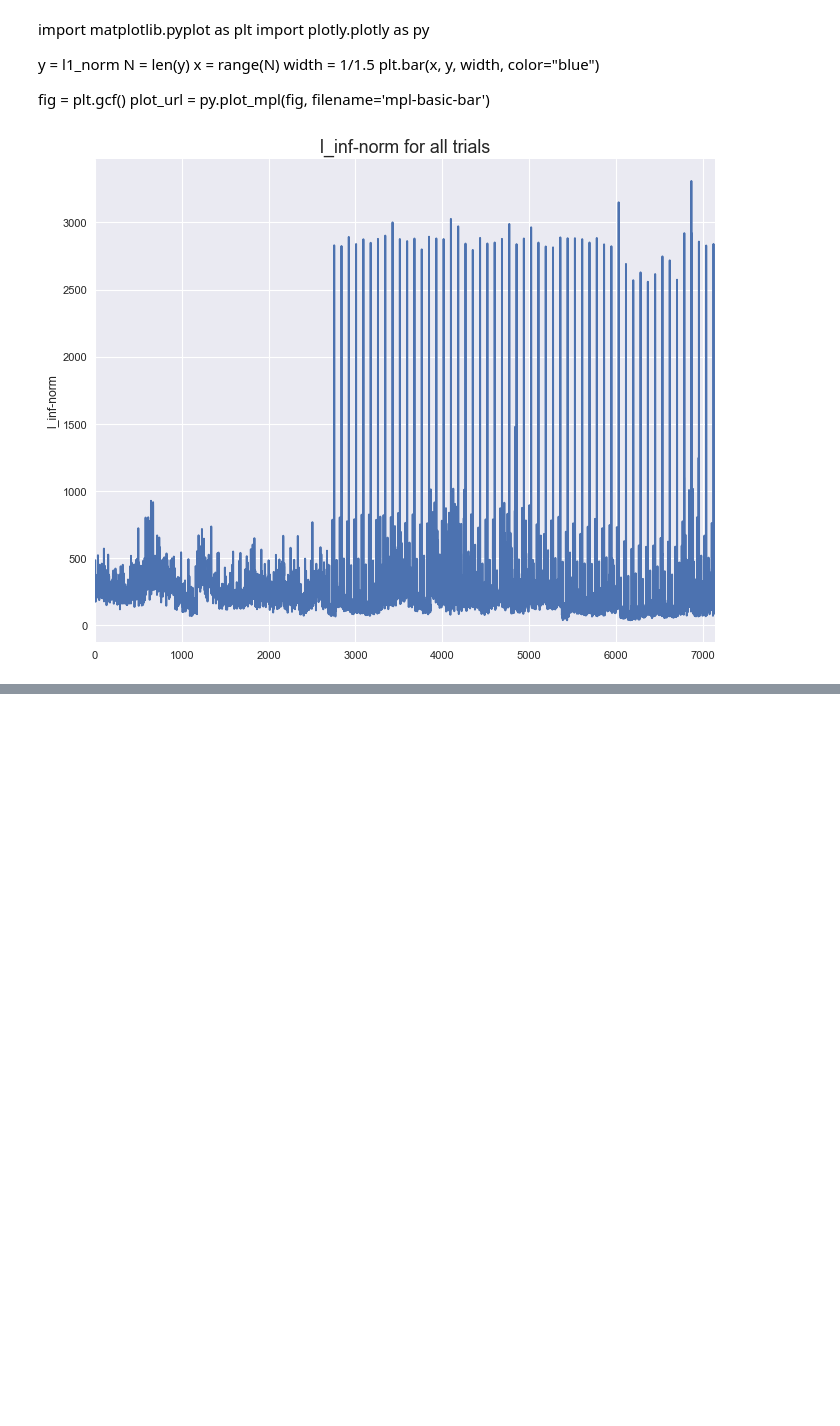
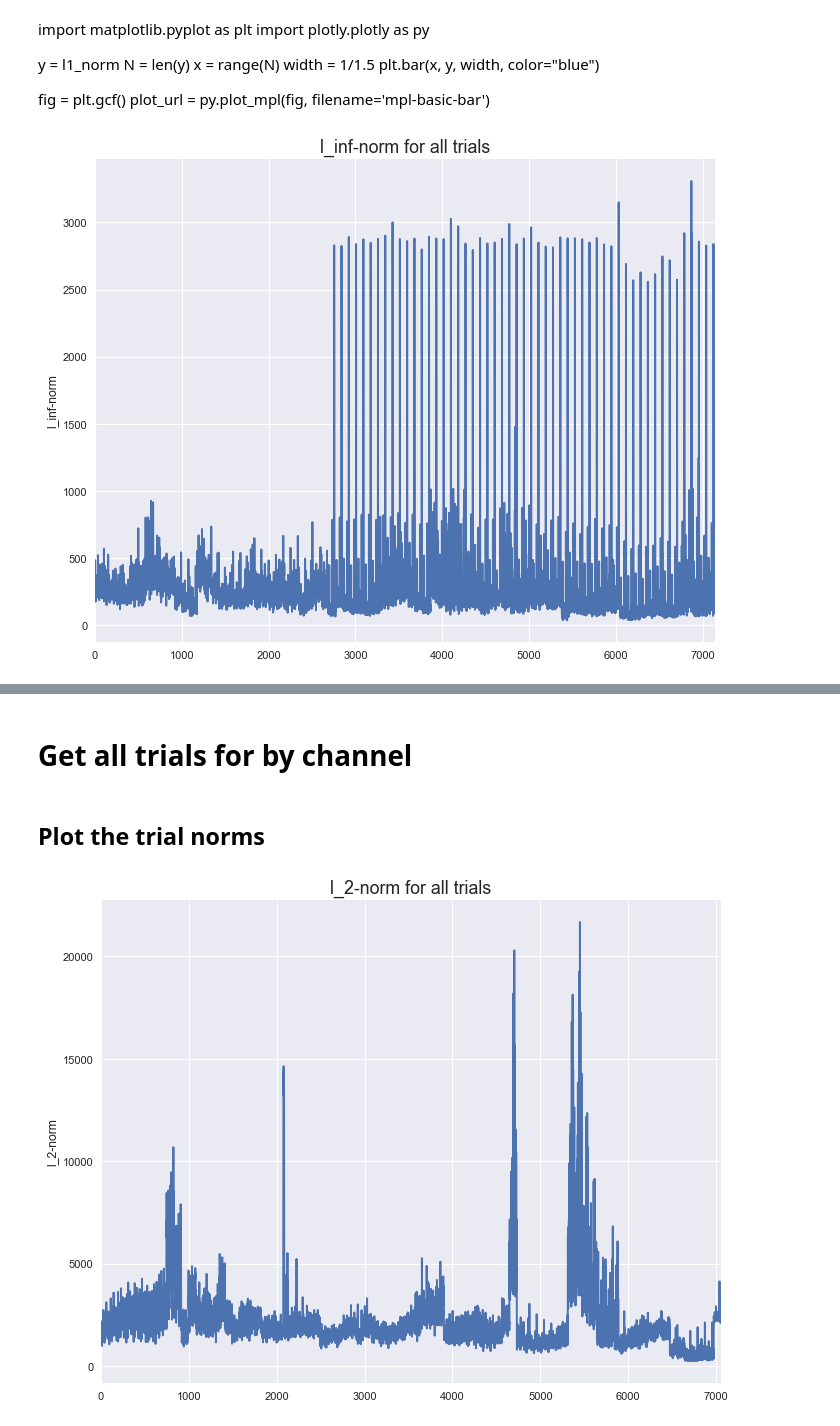
Before and after one commit to shamindras/neuroada_analysis, a Jupyter notebook: Python/fix-trial-norm-view.ipynb, the cells around one changed output, grey strips where cells are left out. Saved outputs shown, nothing was run; the diff lists cells and outputs as text; code cells hidden in the pictures; blank space fills up the shorter version.

```diff
--- a/Python/fix-trial-norm-view.ipynb
+++ b/Python/fix-trial-norm-view.ipynb
@@ -291,0 +428,49 @@ plt_trials_norm(all_trial_norms=li_norm, norm_type="inf")
+# %%
+base_data_dir = "/Users/shamindras/PERSONAL/LEARNING/REPOS/neuroada_analysis/data/localizer_erp"
+patient_num = 35
+tot_num_channels = range(85)
+trials_type = "category"
+session_idx = 1
+core_cat = "Faces"
+ord = None # L2 norm
+
+# Spectrogram parameters
+fs = 1e3
+window = 'hann'
+nperseg = 192
+noverlap = 96
+log_Sxx=False
+spec_trial_num = 10 # Specific Trial Index that we are going to test
+spec_trial_idx = spec_trial_num - 1
+
+channel_num = 10
+channel_idx = channel_num - 1
+# %% [markdown]
+# Get all trials for by channel
+# %%
+all_pat_chn_trials = get_all_pat_chn_trials(base_data_dir=base_data_dir, patient_num=patient_num,
+                                   session_idx=session_idx, tot_num_channels=tot_num_channels,
+                                   core_cat=core_cat, trials_type=trials_type, ord=ord)
+len(all_pat_chn_trials)
+
+all_pat_chn_trials_v = np.vstack(all_pat_chn_trials)
+all_pat_chn_trials_v.shape
+
+l1_norm = np.linalg.norm(x=all_pat_chn_trials_v, axis=1, ord=1)
+l2_norm = np.linalg.norm(x=all_pat_chn_trials_v, axis=1, ord=2)
+li_norm = np.linalg.norm(x=all_pat_chn_trials_v, axis=1, ord=np.inf)
+# %% [markdown]
+## Plot the trial norms
+# %%
+def plt_trials_norm(all_trial_norms, norm_type):
+    plt.style.use('seaborn')
+    plt.figure(figsize=(10, 8), dpi= 80, facecolor='w', edgecolor='k')
+    plt.title(f'l_{norm_type}-norm for all trials', fontsize=16)
+    plt.plot(all_trial_norms)
+    plt.xlim(0, len(all_trial_norms))
+    plt.ylabel(f'Trial index in order of channel')
+    plt.ylabel(f'l_{norm_type}-norm')
+# %%
+plt_trials_norm(all_trial_norms=l2_norm, norm_type=2)
+# %% [output]
+[figure, added]
```
Also changed, not shown: parts of 15 cells of this notebook, 11 other files.
